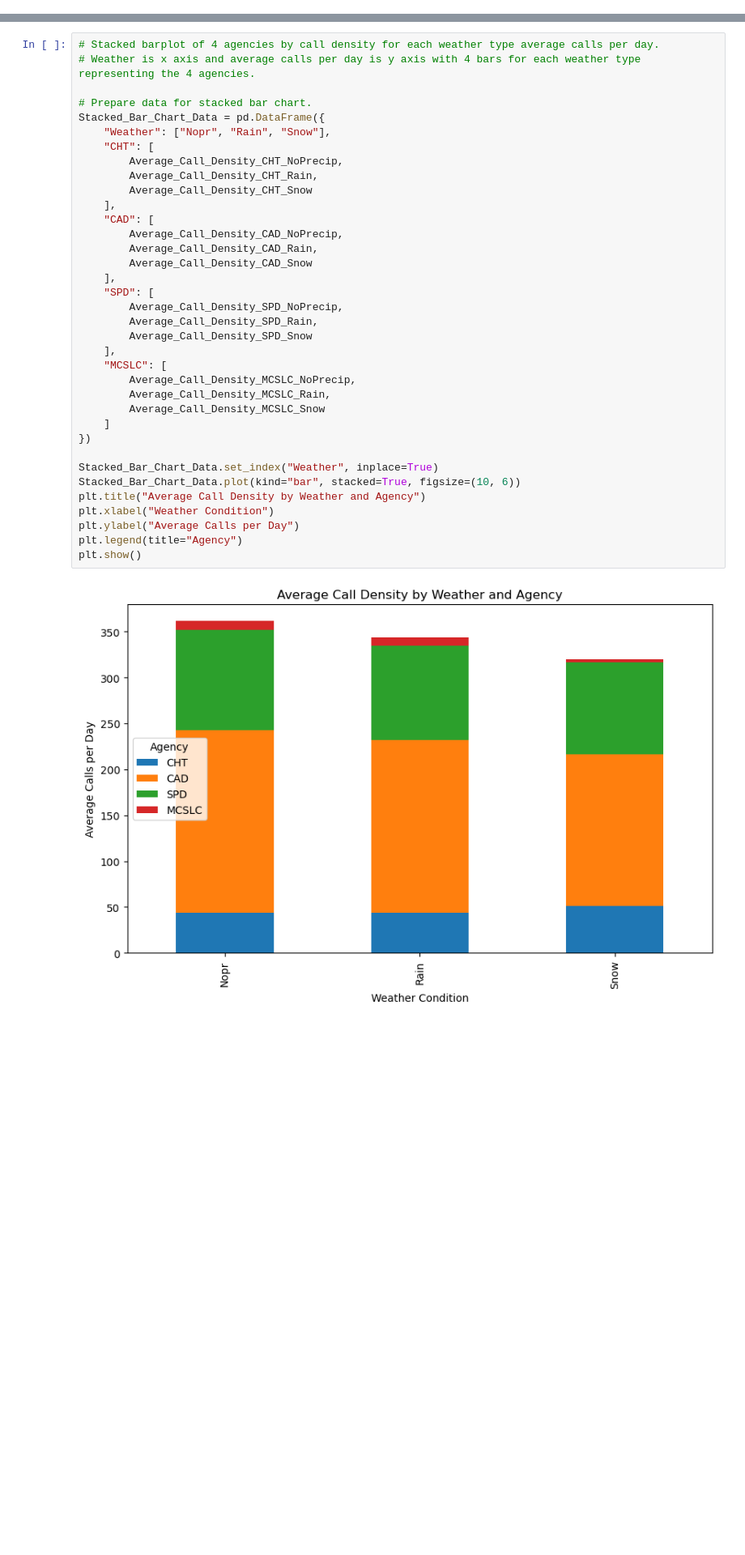
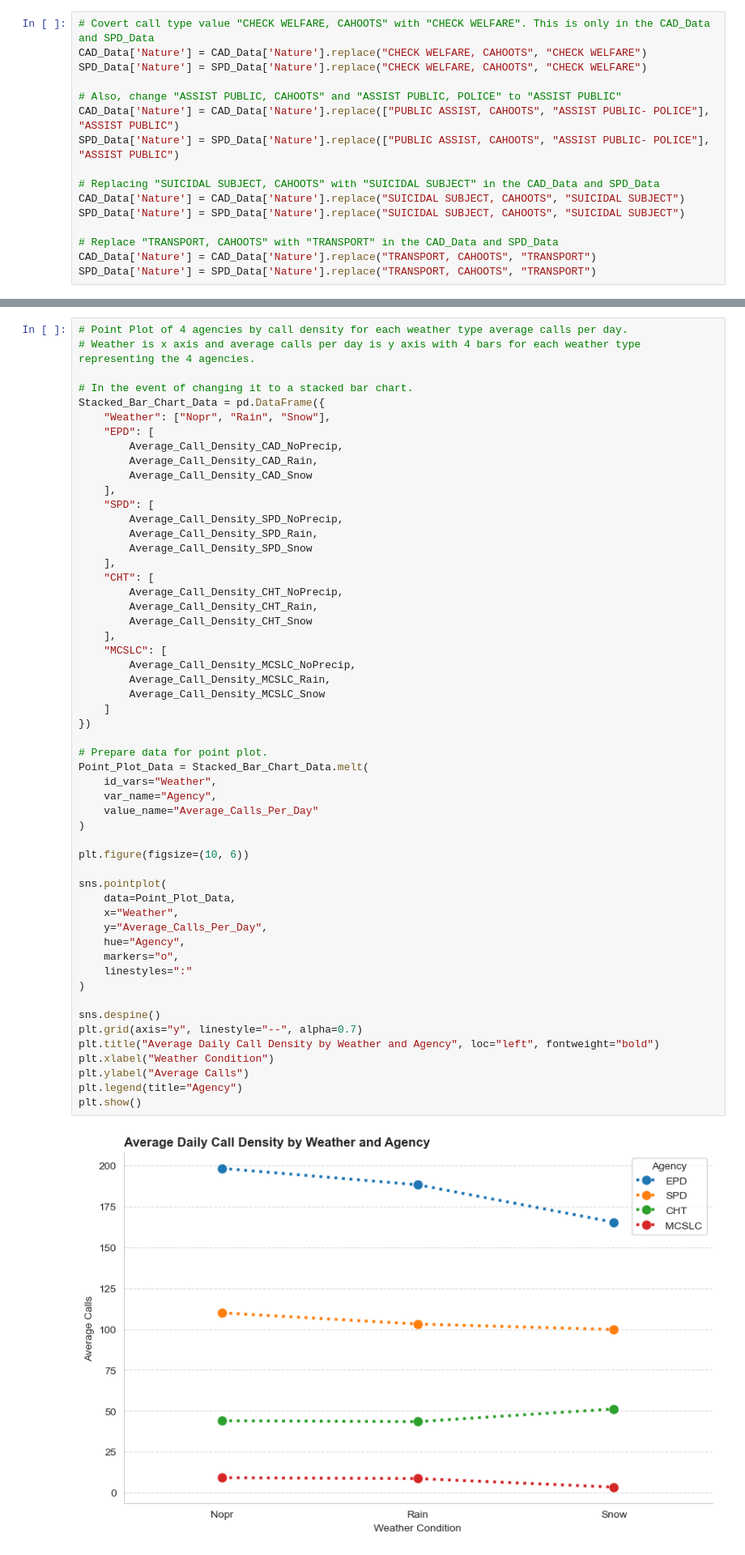
Before and after one commit to AchieveMars88/CAHOOTS-MCSLSC-EPD-SPD-Emergency-Response-Data-Analysis, a Jupyter notebook: analysis/analysis.ipynb, the cells around one changed output, grey strips where cells are left out. Shown at 81% size. Cells and saved outputs as stored; diff of their text form; blank space fills up the shorter version.

```diff
--- a/analysis/analysis.ipynb
+++ b/analysis/analysis.ipynb
@@ -28,6 +28,22 @@ MCSLC_Data = pd.read_csv("../cleaning/MCSLC_Data/MCSLC_CLEAN.csv")
 CAD_Data['Date'] = pd.to_datetime(CAD_Data['Call Time']).dt.date
 SPD_Data['Date'] = pd.to_datetime(SPD_Data['Call Time']).dt.date
 MCSLC_Data['Date'] = pd.to_datetime(MCSLC_Data['Call Time']).dt.date
+# %%
+# Covert call type value "CHECK WELFARE, CAHOOTS" with "CHECK WELFARE". This is only in the CAD_Data and SPD_Data
+CAD_Data['Nature'] = CAD_Data['Nature'].replace("CHECK WELFARE, CAHOOTS", "CHECK WELFARE")
+SPD_Data['Nature'] = SPD_Data['Nature'].replace("CHECK WELFARE, CAHOOTS", "CHECK WELFARE")
+
+# Also, change "ASSIST PUBLIC, CAHOOTS" and "ASSIST PUBLIC, POLICE" to "ASSIST PUBLIC"
+CAD_Data['Nature'] = CAD_Data['Nature'].replace(["PUBLIC ASSIST, CAHOOTS", "ASSIST PUBLIC- POLICE"], "ASSIST PUBLIC")
+SPD_Data['Nature'] = SPD_Data['Nature'].replace(["PUBLIC ASSIST, CAHOOTS", "ASSIST PUBLIC- POLICE"], "ASSIST PUBLIC")
+
+# Replacing "SUICIDAL SUBJECT, CAHOOTS" with "SUICIDAL SUBJECT" in the CAD_Data and SPD_Data
+CAD_Data['Nature'] = CAD_Data['Nature'].replace("SUICIDAL SUBJECT, CAHOOTS", "SUICIDAL SUBJECT")
+SPD_Data['Nature'] = SPD_Data['Nature'].replace("SUICIDAL SUBJECT, CAHOOTS", "SUICIDAL SUBJECT")
+
+# Replace "TRANSPORT, CAHOOTS" with "TRANSPORT" in the CAD_Data and SPD_Data
+CAD_Data['Nature'] = CAD_Data['Nature'].replace("TRANSPORT, CAHOOTS", "TRANSPORT")
+SPD_Data['Nature'] = SPD_Data['Nature'].replace("TRANSPORT, CAHOOTS", "TRANSPORT")
 # %% [markdown]
 # Isolate CAHOOTS
 # %%
@@ -444,38 +470,56 @@ plt.show()
 # %%
-# Stacked barplot of 4 agencies by call density for each weather type average calls per day.
+# Point Plot of 4 agencies by call density for each weather type average calls per day.
 # Weather is x axis and average calls per day is y axis with 4 bars for each weather type representing the 4 agencies.
 
-# Prepare data for stacked bar chart.
+# In the event of changing it to a stacked bar chart.
 Stacked_Bar_Chart_Data = pd.DataFrame({
     "Weather": ["Nopr", "Rain", "Snow"],
-    "CHT": [
-        Average_Call_Density_CHT_NoPrecip,
-        Average_Call_Density_CHT_Rain,
-        Average_Call_Density_CHT_Snow
-    ],
-    "CAD": [
+    "EPD": [
         Average_Call_Density_CAD_NoPrecip,
         Average_Call_Density_CAD_Rain,
         Average_Call_Density_CAD_Snow
     ],
     "SPD": [
         Average_Call_Density_SPD_NoPrecip,
         Average_Call_Density_SPD_Rain,
         Average_Call_Density_SPD_Snow
     ],
+    "CHT": [
+        Average_Call_Density_CHT_NoPrecip,
+        Average_Call_Density_CHT_Rain,
+        Average_Call_Density_CHT_Snow
+    ],
     "MCSLC": [
         Average_Call_Density_MCSLC_NoPrecip,
         Average_Call_Density_MCSLC_Rain,
         Average_Call_Density_MCSLC_Snow
     ]
 })
 
-Stacked_Bar_Chart_Data.set_index("Weather", inplace=True)
-Stacked_Bar_Chart_Data.plot(kind="bar", stacked=True, figsize=(10, 6))
-plt.title("Average Call Density by Weather and Agency")
+# Prepare data for point plot.
+Point_Plot_Data = Stacked_Bar_Chart_Data.melt(
+    id_vars="Weather",
+    var_name="Agency",
+    value_name="Average_Calls_Per_Day"
+)
+
+plt.figure(figsize=(10, 6))
+
+sns.pointplot(
+    data=Point_Plot_Data,
+    x="Weather",
+    y="Average_Calls_Per_Day",
+    hue="Agency",
+    markers="o",
+    linestyles=":"
+)
+
+sns.despine()
+plt.grid(axis="y", linestyle="--", alpha=0.7)
+plt.title("Average Daily Call Density by Weather and Agency", loc="left", fontweight="bold")
 plt.xlabel("Weather Condition")
-plt.ylabel("Average Calls per Day")
+plt.ylabel("Average Calls")
 plt.legend(title="Agency")
 plt.show()
 # %% [output]
-[figure, old version]
+[figure, new version]
```
Also changed, not shown: parts of 5 cells of this notebook, 1 other file.
